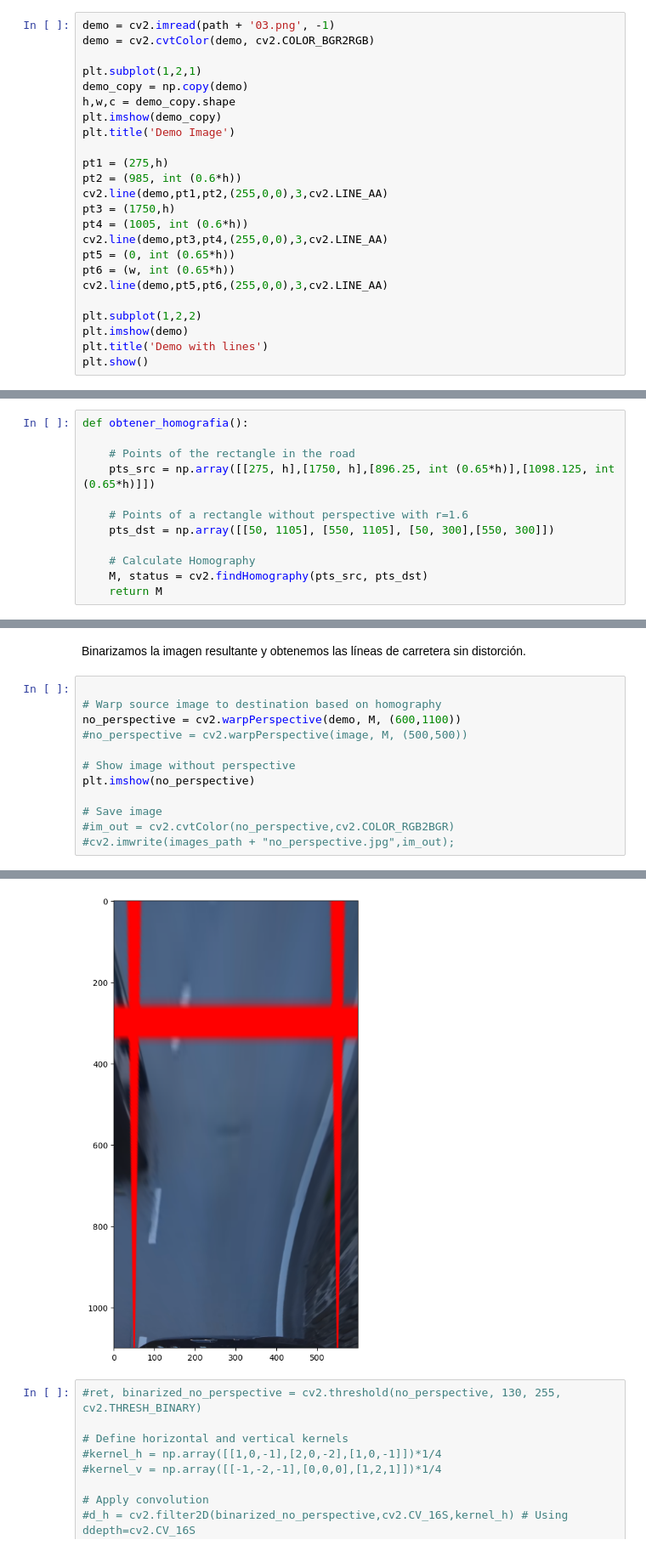
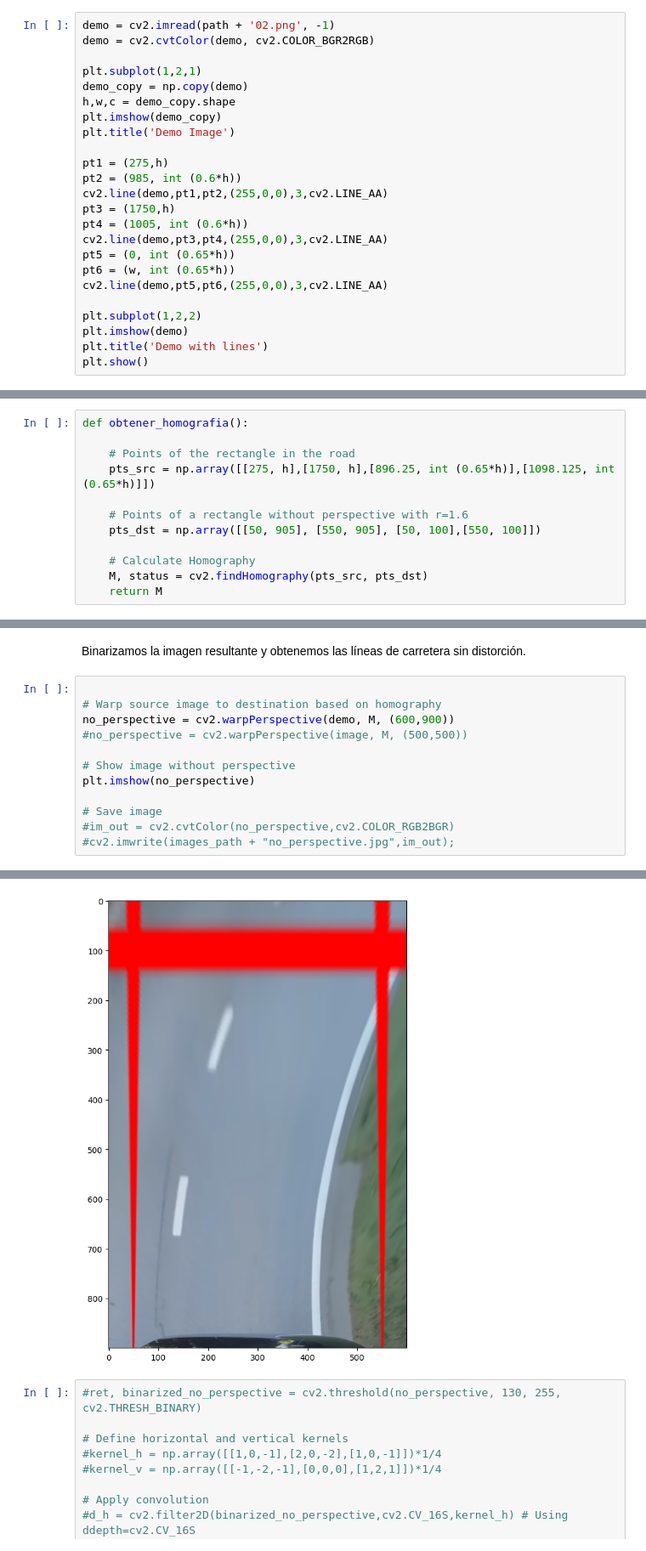
Before and after one commit to luciagm639/AutoDriving, a Jupyter notebook: autoDriving.ipynb, the cells around one changed output, grey strips where cells are left out. Shown at 85% size. Cells and saved outputs as stored; diff of their text form.

```diff
--- a/autoDriving.ipynb
+++ b/autoDriving.ipynb
@@ -18,7 +18,7 @@ Sacamos de la imagen dada los parámetros de transformación.
 Para ello delimitamos el carril usado mediante 2 líneas laterales y 1 línea perpendicular, que marcará la frontera de la zona de trabajo.
 Sacamos 4 puntos de interés, las 2 justamente donde está el capot del coche y otros 2 en la intersección de las líneas.
 # %%
-demo = cv2.imread(path + '03.png', -1)
+demo = cv2.imread(path + '02.png', -1)
 demo = cv2.cvtColor(demo, cv2.COLOR_BGR2RGB)
 
 plt.subplot(1,2,1)
@@ -50,7 +50,7 @@ def obtener_homografia():
     pts_src = np.array([[275, h],[1750, h],[896.25, int (0.65*h)],[1098.125, int (0.65*h)]])
 
     # Points of a rectangle without perspective with r=1.6
-    pts_dst = np.array([[50, 1105], [550, 1105], [50, 300],[550, 300]])
+    pts_dst = np.array([[50, 905], [550, 905], [50, 100],[550, 100]])
 
     # Calculate Homography
     M, status = cv2.findHomography(pts_src, pts_dst)
@@ -73,18 +73,18 @@ Binarizamos la imagen resultante y obtenemos las líneas de carretera sin distor
 # %%
 
 # Warp source image to destination based on homography
-no_perspective = cv2.warpPerspective(demo, M, (600,1100))
+no_perspective = cv2.warpPerspective(demo, M, (600,900))
 #no_perspective = cv2.warpPerspective(image, M, (500,500))
 
 # Show image without perspective
 plt.imshow(no_perspective)
 
 # Save image
 #im_out = cv2.cvtColor(no_perspective,cv2.COLOR_RGB2BGR)
 #cv2.imwrite(images_path + "no_perspective.jpg",im_out);
 # %% [output]
 <matplotlib.image.AxesImage at 0x...>
-[figure, old version]
+[figure, new version]
 # %%
 #ret, binarized_no_perspective = cv2.threshold(no_perspective, 130, 255, cv2.THRESH_BINARY)
 
```
Also changed, not shown: parts of 8 cells of this notebook.
